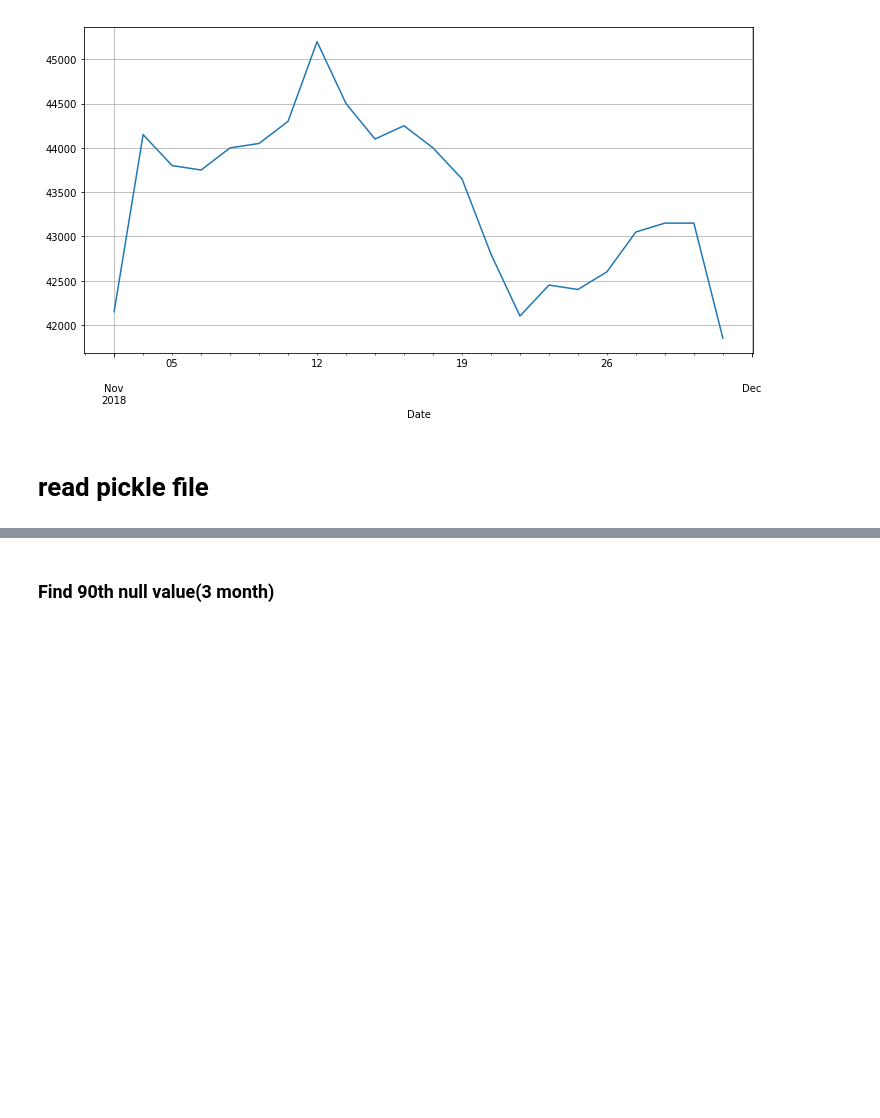
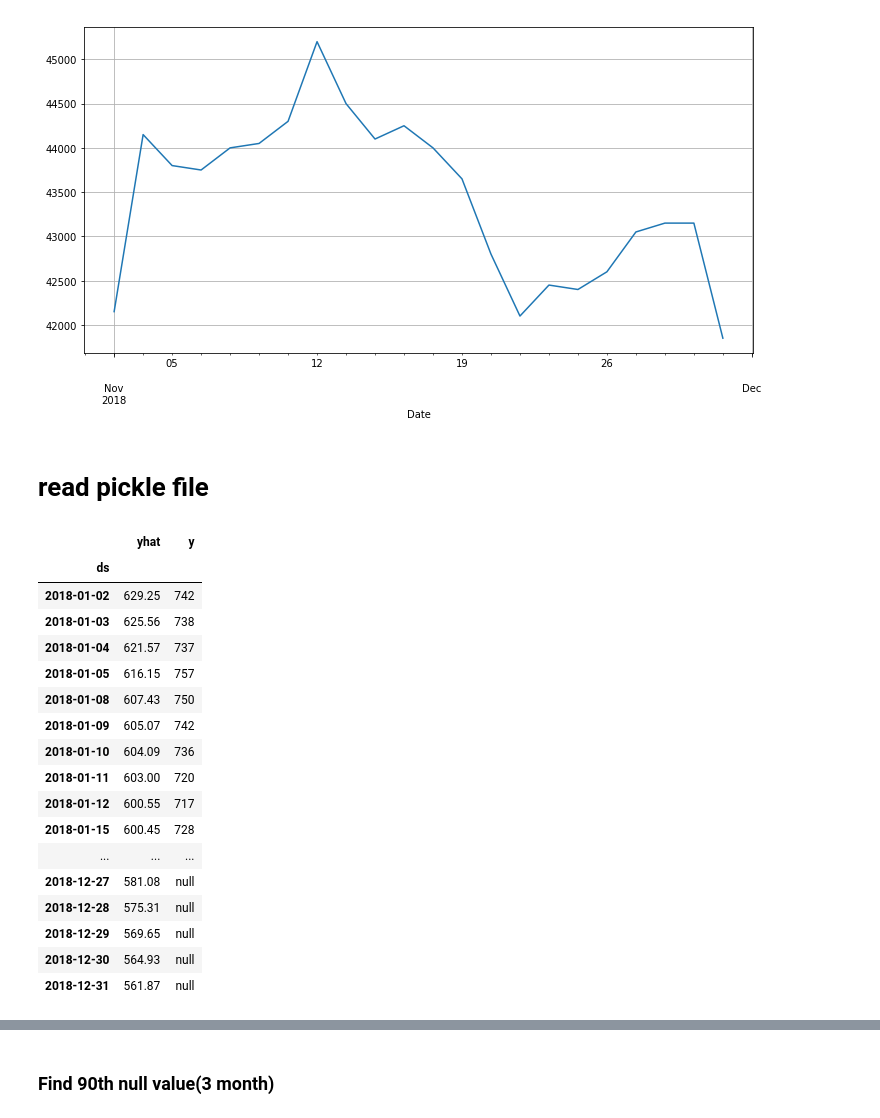
Before and after one commit to nomadlife/stockprice, a Jupyter notebook: test.ipynb, the cells around one changed output, grey strips where cells are left out. Saved outputs shown, nothing was run; the diff lists cells and outputs as text; code cells hidden in the pictures; blank space fills up the shorter version.

Commit message:
stock data test for django-rest-api

```diff
--- a/test.ipynb
+++ b/test.ipynb
@@ -46,6 +46,29 @@ df['Close'].plot(figsize=(12,6), grid=True);
 [figure]
 # %% [markdown]
 # read pickle file
+# %%
+import pandas as pd
+test = pd.read_pickle('./data10y_predict_pickle/024850')
+test[test.index.year == 2018]
+# %% [output]
+|  | yhat | y |
+| ds |  |  |
+| 2018-01-02 | 629.25 | 742 |
+| 2018-01-03 | 625.56 | 738 |
+| 2018-01-04 | 621.57 | 737 |
+| 2018-01-05 | 616.15 | 757 |
+| 2018-01-08 | 607.43 | 750 |
+| 2018-01-09 | 605.07 | 742 |
+| 2018-01-10 | 604.09 | 736 |
+| 2018-01-11 | 603.00 | 720 |
+| 2018-01-12 | 600.55 | 717 |
+| 2018-01-15 | 600.45 | 728 |
+| ... | ... | ... |
+| 2018-12-27 | 581.08 | null |
+| 2018-12-28 | 575.31 | null |
+| 2018-12-29 | 569.65 | null |
+| 2018-12-30 | 564.93 | null |
+| 2018-12-31 | 561.87 | null |
 # %%
 import pandas as pd
 test = pd.read_pickle('./data10y_predict_pickle/008500')
```
Also changed, not shown: parts of 9 cells of this notebook.
